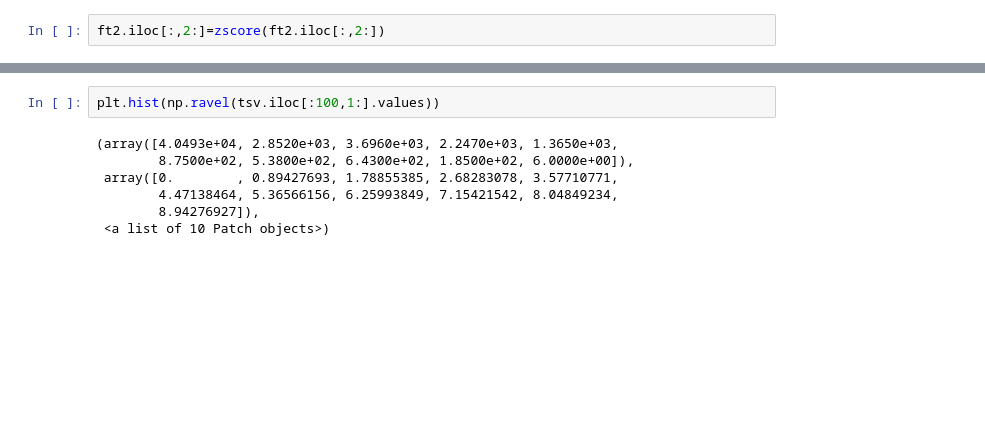
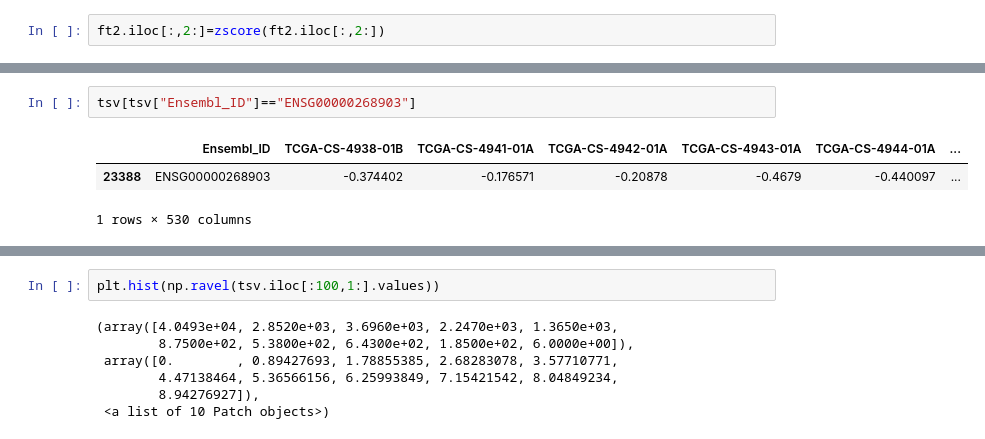
Before and after one commit to KyokoM/tsunodalab, a Jupyter notebook: patient_model_apply.ipynb, the cells around one changed output, grey strips where cells are left out. Saved outputs shown, nothing was run; the diff lists cells and outputs as text; blank space fills up the shorter version.

```diff
--- a/patient_model_apply.ipynb
+++ b/patient_model_apply.ipynb
@@ -196,0 +209,6 @@ merged_tsv3=merge_tsv2.fillna(merge_tsv2.iloc[tsv.shape[1]+2:,:].mean())
+# %%
+tsv[tsv["Ensembl_ID"]=="ENSG00000268903"]
+# %% [output]
+|  | Ensembl_ID | TCGA-CS-4938-01B | TCGA-CS-4941-01A | TCGA-CS-4942-01A | TCGA-CS-4943-01A | TCGA-CS-4944-01A | ... |
+| 23388 | ENSG00000268903 | -0.374402 | -0.176571 | -0.20878 | -0.4679 | -0.440097 | ... |
+1 rows × 530 columns
```
Also changed, not shown: parts of 42 cells of this notebook.
